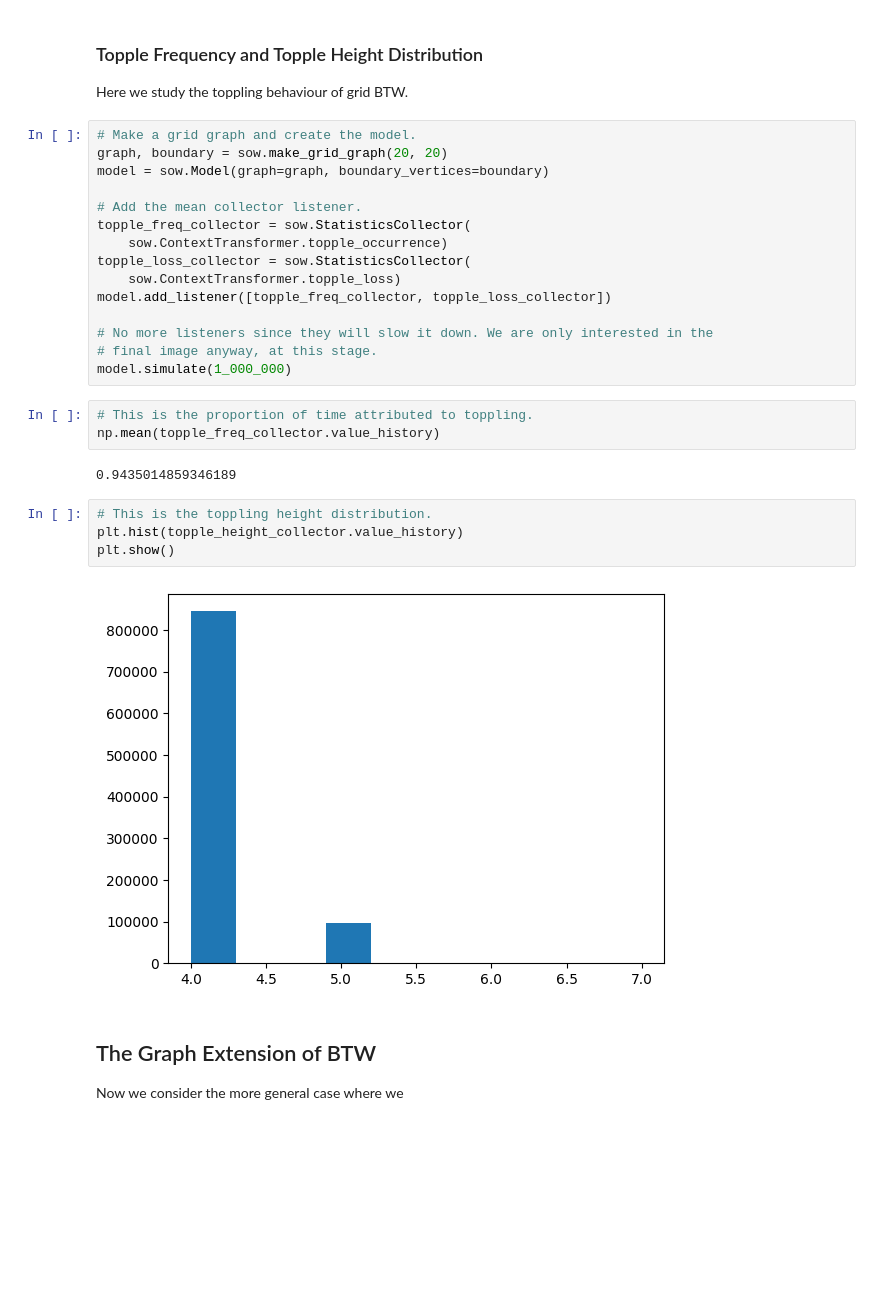
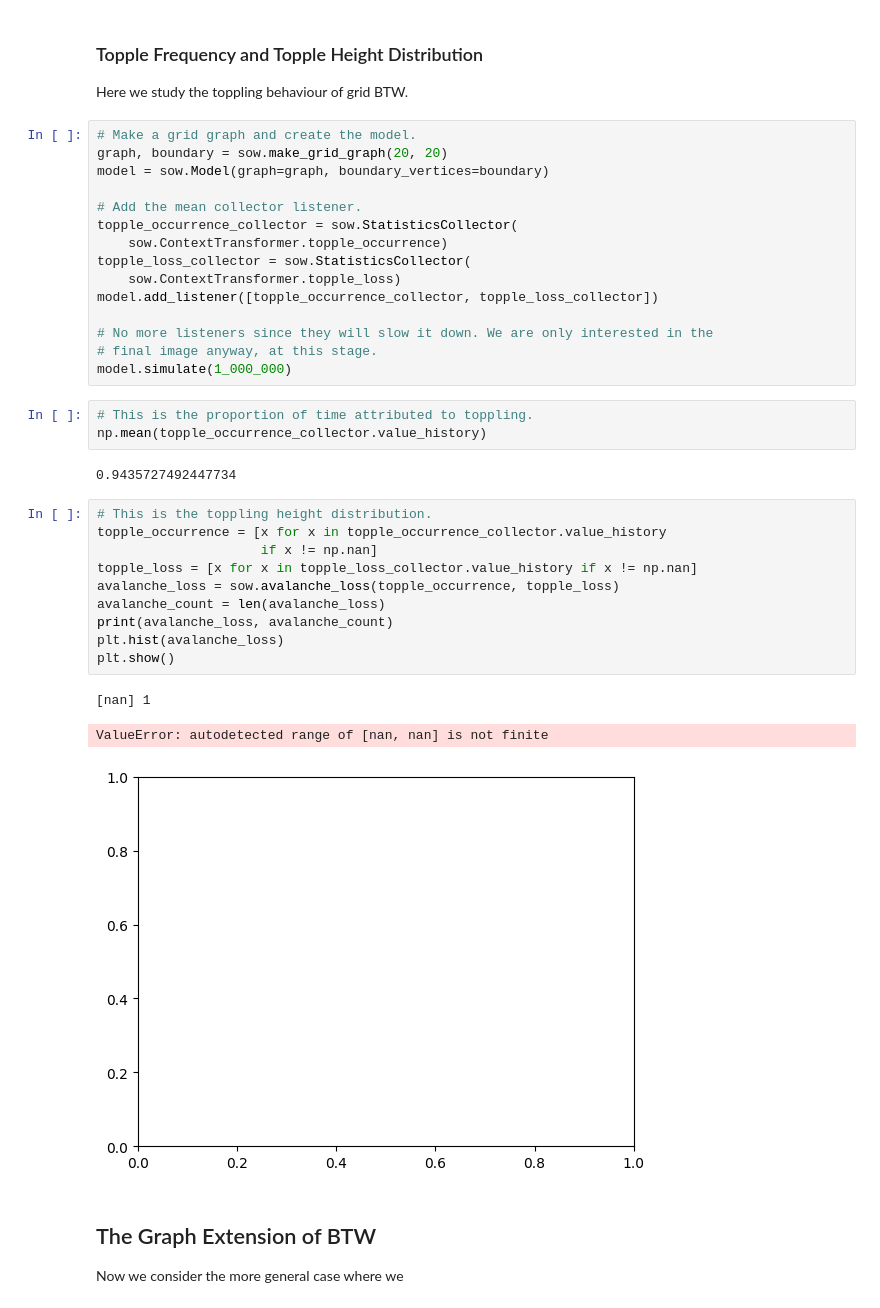
Before and after one commit to davidc789/sow, a Jupyter notebook: explore.ipynb, the cells around one changed output. Cells and saved outputs as stored; diff of their text form; blank space fills up the shorter version.

Commit message:
Added an avalanche function
Signed-off-by: davidc789 <21836507+davidc789@users.noreply.github.com>

```diff
--- a/explore.ipynb
+++ b/explore.ipynb
@@ -103,26 +106,34 @@ graph, boundary = sow.make_grid_graph(20, 20)
 model = sow.Model(graph=graph, boundary_vertices=boundary)
 
 # Add the mean collector listener.
-topple_freq_collector = sow.StatisticsCollector(
+topple_occurrence_collector = sow.StatisticsCollector(
     sow.ContextTransformer.topple_occurrence)
 topple_loss_collector = sow.StatisticsCollector(
     sow.ContextTransformer.topple_loss)
-model.add_listener([topple_freq_collector, topple_loss_collector])
+model.add_listener([topple_occurrence_collector, topple_loss_collector])
 
 # No more listeners since they will slow it down. We are only interested in the
 # final image anyway, at this stage.
 model.simulate(1_000_000)
 # %%
 # This is the proportion of time attributed to toppling.
-np.mean(topple_freq_collector.value_history)
+np.mean(topple_occurrence_collector.value_history)
 # %% [output]
-0.9435014859346189
+0.9435727492447734
 # %%
 # This is the toppling height distribution.
-plt.hist(topple_height_collector.value_history)
+topple_occurrence = [x for x in topple_occurrence_collector.value_history
+                     if x != np.nan]
+topple_loss = [x for x in topple_loss_collector.value_history if x != np.nan]
+avalanche_loss = sow.avalanche_loss(topple_occurrence, topple_loss)
+avalanche_count = len(avalanche_loss)
+print(avalanche_loss, avalanche_count)
+plt.hist(avalanche_loss)
 plt.show()
 # %% [output]
+[nan] 1
+ValueError: autodetected range of [nan, nan] is not finite
-[figure, old version]
+[figure, new version]
 # %% [markdown]
 ## The Graph Extension of BTW
 
```
Also changed, not shown: parts of 1 cell of this notebook, 1 other file.
